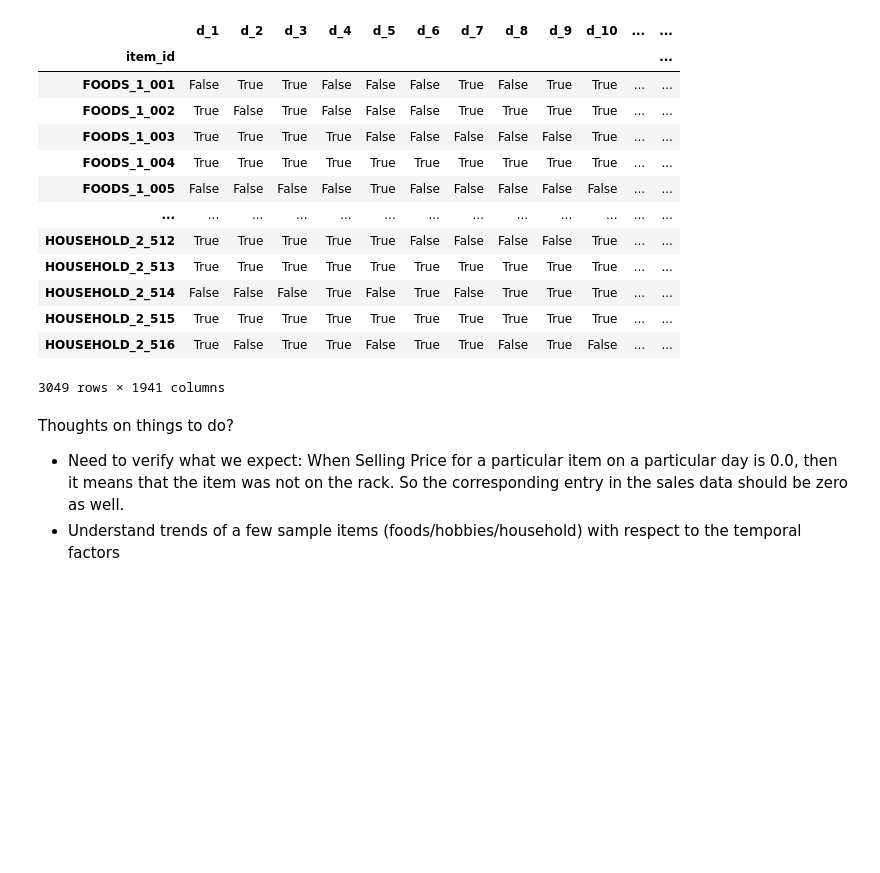
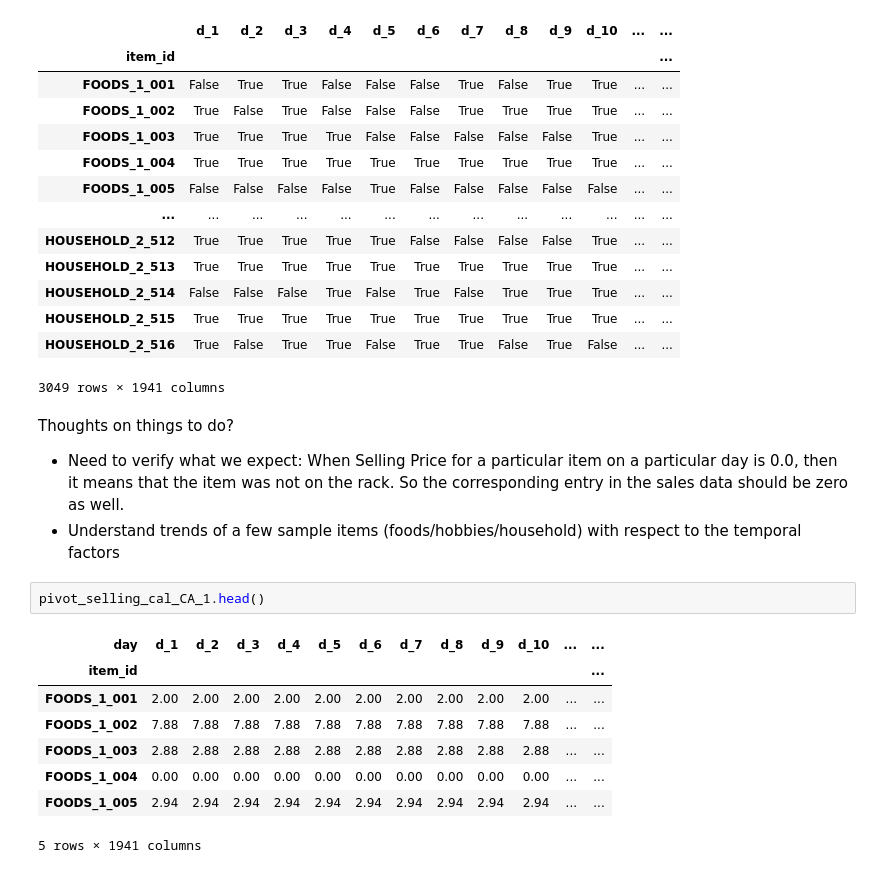
Before and after one commit to krishnans14/Joinhowdy_projects, a Jupyter notebook: M5_Competition_EDA.ipynb, the cells around one changed output. Cells and saved outputs as stored; diff of their text form; blank space fills up the shorter version.

```diff
--- a/M5_Competition_EDA.ipynb
+++ b/M5_Competition_EDA.ipynb
@@ -863,3 +867,14 @@ Thoughts on things to do?
 
 * Need to verify what we expect: When Selling Price for a particular item on a particular day is 0.0, then it means that the item was not on the rack. So the corresponding entry in the sales data should be zero as well.
 * Understand trends of a few sample items (foods/hobbies/household) with respect to the temporal factors
+# %%
+pivot_selling_cal_CA_1.head()
+# %% [output]
+| day | d_1 | d_2 | d_3 | d_4 | d_5 | d_6 | d_7 | d_8 | d_9 | d_10 | ... | ... |
+| item_id |  |  |  |  |  |  |  |  |  |  |  | ... |
+| FOODS_1_001 | 2.00 | 2.00 | 2.00 | 2.00 | 2.00 | 2.00 | 2.00 | 2.00 | 2.00 | 2.00 | ... | ... |
+| FOODS_1_002 | 7.88 | 7.88 | 7.88 | 7.88 | 7.88 | 7.88 | 7.88 | 7.88 | 7.88 | 7.88 | ... | ... |
+| FOODS_1_003 | 2.88 | 2.88 | 2.88 | 2.88 | 2.88 | 2.88 | 2.88 | 2.88 | 2.88 | 2.88 | ... | ... |
+| FOODS_1_004 | 0.00 | 0.00 | 0.00 | 0.00 | 0.00 | 0.00 | 0.00 | 0.00 | 0.00 | 0.00 | ... | ... |
+| FOODS_1_005 | 2.94 | 2.94 | 2.94 | 2.94 | 2.94 | 2.94 | 2.94 | 2.94 | 2.94 | 2.94 | ... | ... |
+5 rows × 1941 columns
```
Also changed, not shown: parts of 16 cells of this notebook.
